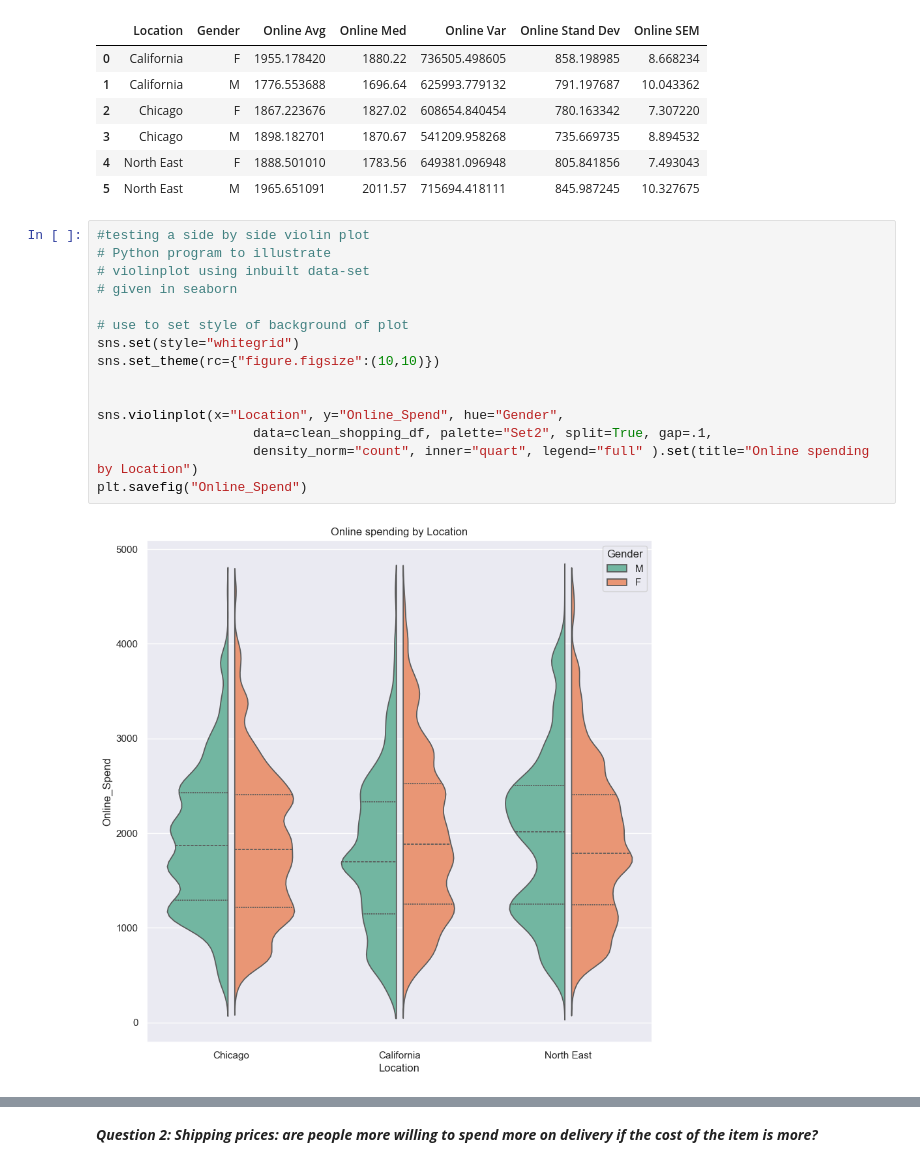
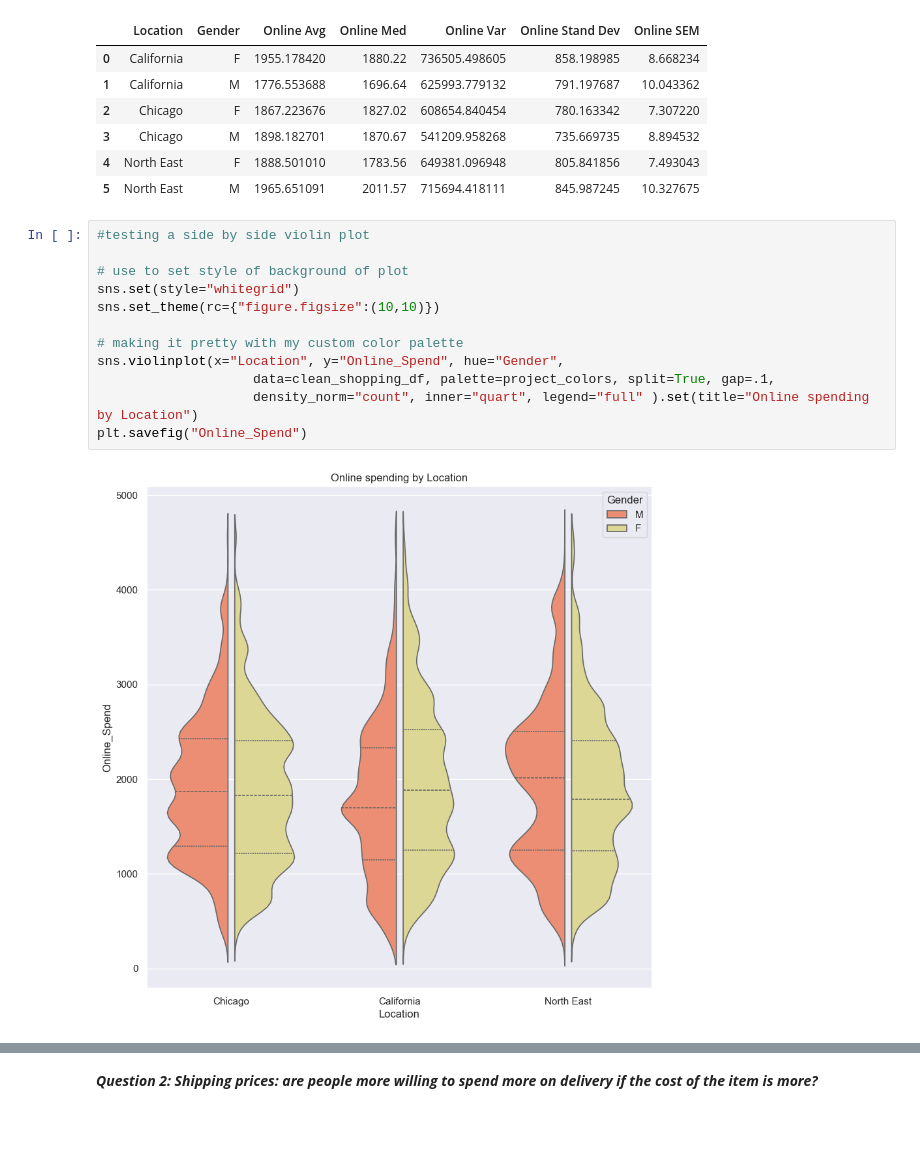
Before and after one commit to BreJyles/Project_1_group7, a Jupyter notebook: alex_code/project_1_code_alex_FINAL.ipynb, the cells around one changed output, grey strips where cells are left out. Cells and saved outputs as stored; diff of their text form; blank space fills up the shorter version.

```diff
--- a/alex_code/project_1_code_alex_FINAL.ipynb
+++ b/alex_code/project_1_code_alex_FINAL.ipynb
@@ -322,18 +326,15 @@ online_leaderboard
 | 5 | North East | M | 1965.651091 | 2011.57 | 715694.418111 | 845.987245 | 10.327675 |
 # %%
 #testing a side by side violin plot
-# Python program to illustrate
-# violinplot using inbuilt data-set
-# given in seaborn
 
 # use to set style of background of plot
 sns.set(style="whitegrid")
 sns.set_theme(rc={"figure.figsize":(10,10)})
 
-
+# making it pretty with my custom color palette
 sns.violinplot(x="Location", y="Online_Spend", hue="Gender",
-                    data=clean_shopping_df, palette="Set2", split=True, gap=.1,
+                    data=clean_shopping_df, palette=project_colors, split=True, gap=.1,
                     density_norm="count", inner="quart", legend="full" ).set(title="Online spending by Location")
 plt.savefig("Online_Spend")
 # %% [output]
-[figure, old version]
+[figure, new version]
```
Also changed, not shown: parts of 10 cells of this notebook, 9 other files.
